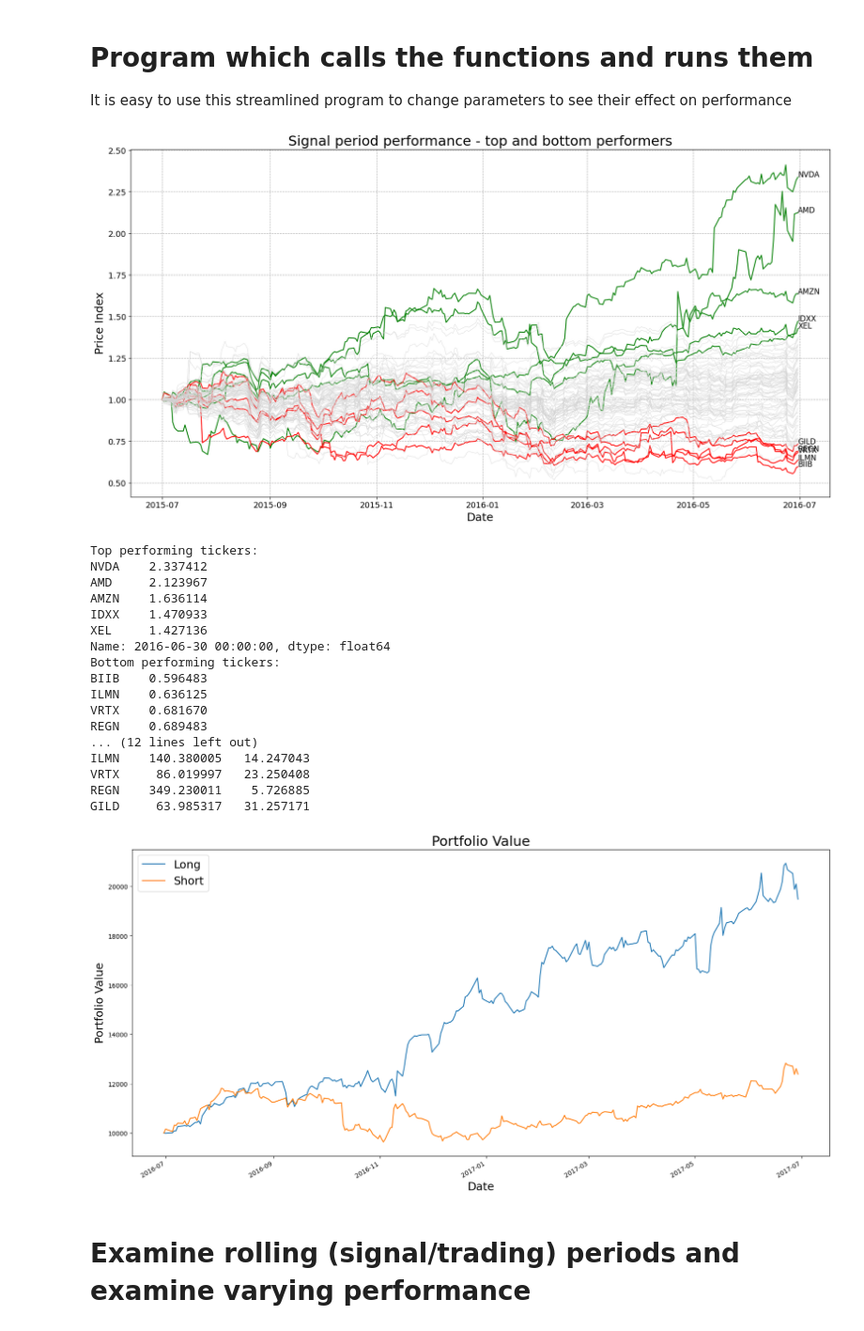
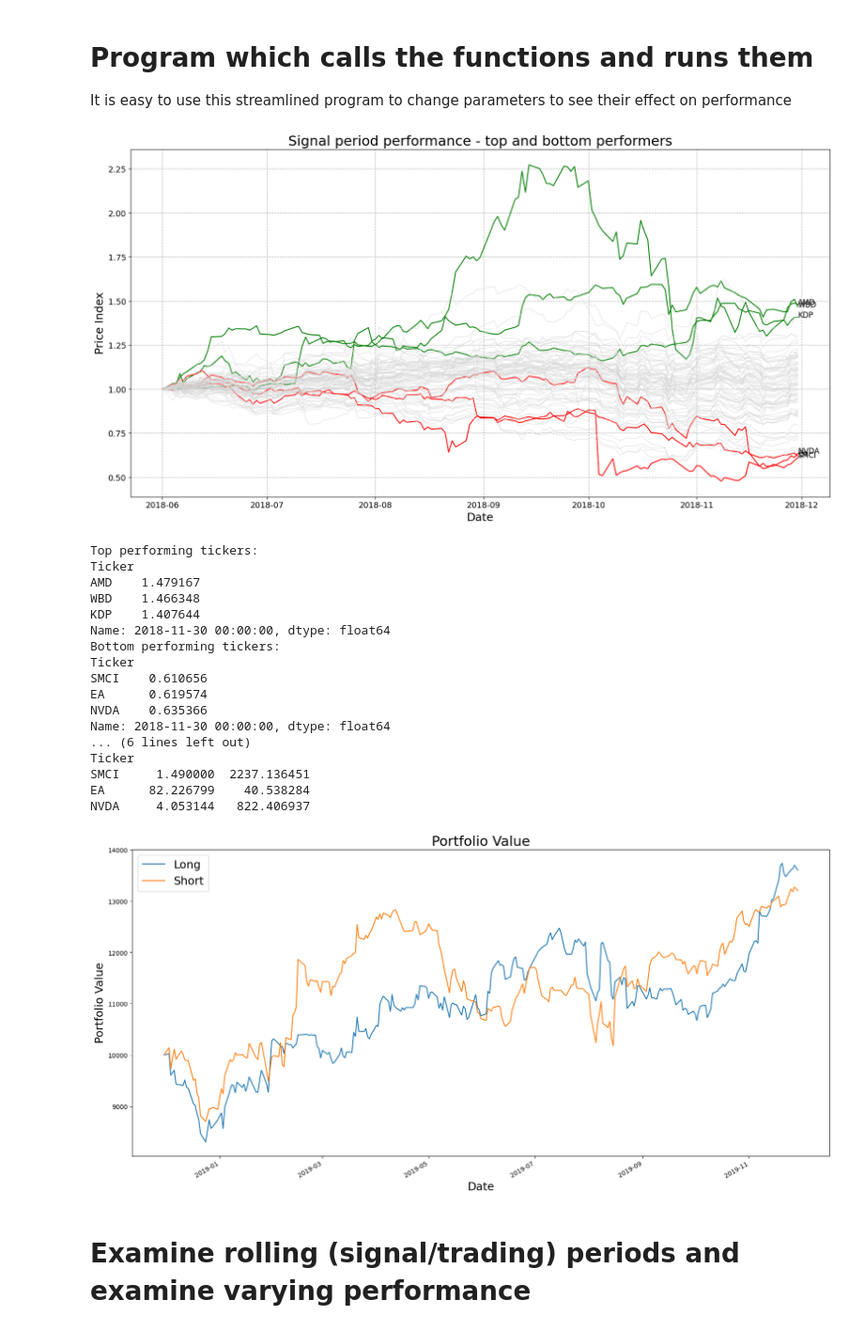
Before and after one commit to howesrichard/CodeFinModUQ, a Jupyter notebook: momentum_looped_RH.ipynb, the cells around one changed output. Shown at 94% size. Cells and saved outputs as stored; diff of their text form; code cells hidden in the pictures.

```diff
--- a/momentum_looped_RH.ipynb
+++ b/momentum_looped_RH.ipynb
@@ -103,7 +120,7 @@ def plot_signal_period(hPricesIDX, topPerformers, bottomPerformers, otherTickers
     print('Bottom performing tickers:')
     print(signalIndexDT[bottomPerformers].iloc[-1])
 
-def get_long_short_portfolios(signatDT, signal_start_date, opening_portfolio_value, topPerformers, bottomPerformers, numPositions):
+def get_long_short_portfolios(signalDT, signal_start_date, opening_portfolio_value, topPerformers, bottomPerformers, numPositions):
 
     # create a dataframe called longPORT that contains the long portfolio
     topPrices = signalDT.iloc[-1][topPerformers].tolist()
@@ -152,40 +169,40 @@ def plot_portfolio_performance(longPort_values, shortPort_values):
 
 It is easy to use this streamlined program to change parameters to see their effect on performance
 # %%
-signal_start_date = '2015-07-01'
-numPositions = 5
-signal_months = 12
+signal_start_date = '2018-06-01'
+numPositions = 3
+signal_months = 6
 trading_months = 12
 portfolioSize = 10000
 
 signalDT, signalIndexDT, signal_start_date, signal_end_date = get_signal_data(hPricesDT, signal_start_date, signal_months)
 topPerformers, bottomPerformers, otherPerformers = get_top_bottom_tickers(signalDT, signalIndexDT, numPositions)
 plot_signal_period(signalDT, topPerformers, bottomPerformers, otherPerformers)
 shortPORT, longPORT = get_long_short_portfolios(signalDT, signal_start_date, portfolioSize, topPerformers, bottomPerformers, numPositions)
 print(longPORT)
 print(shortPORT)
 longPort_values, shortPort_values = run_portfolio_performance(longPORT, shortPORT, hPricesDT, signal_end_date, trading_months)
 plot_portfolio_performance(longPort_values, shortPort_values)
 # %% [output]
-[figure, old version]
+[figure, new version]
 Top performing tickers:
-NVDA    2.337412
-AMD     2.123967
-AMZN    1.636114
-IDXX    1.470933
-XEL     1.427136
-Name: 2016-06-30 00:00:00, dtype: float64
+Ticker
+AMD    1.479167
+WBD    1.466348
+KDP    1.407644
+Name: 2018-11-30 00:00:00, dtype: float64
 Bottom performing tickers:
-BIIB    0.596483
-ILMN    0.636125
-VRTX    0.681670
-REGN    0.689483
-... (12 lines left out)
-ILMN    140.380005   14.247043
-VRTX     86.019997   23.250408
-REGN    349.230011    5.726885
-GILD     63.985317   31.257171
+Ticker
+SMCI    0.610656
+EA      0.619574
+NVDA    0.635366
+Name: 2018-11-30 00:00:00, dtype: float64
+... (6 lines left out)
+Ticker
+SMCI     1.490000  2237.136451
+EA      82.226799    40.538284
+NVDA     4.053144   822.406937
-[figure, old version]
+[figure, new version]
 # %% [markdown]
 # Examine rolling (signal/trading) periods and examine varying performance
 # %%
```
Also changed, not shown: parts of 3 cells of this notebook, 3 other files.
